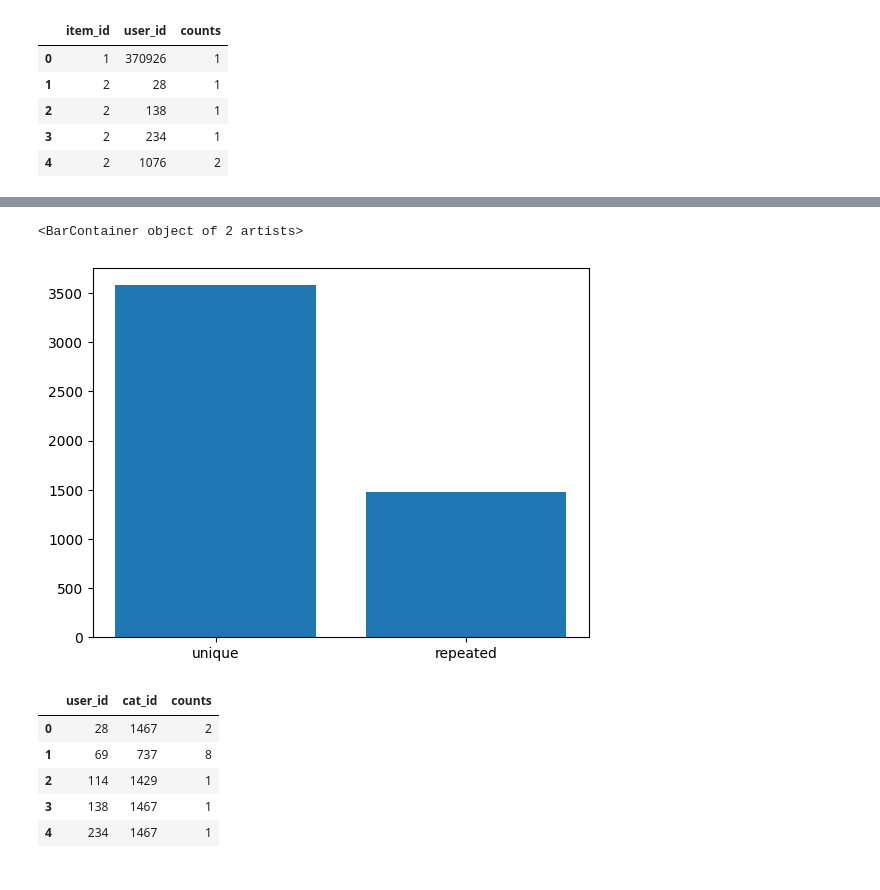
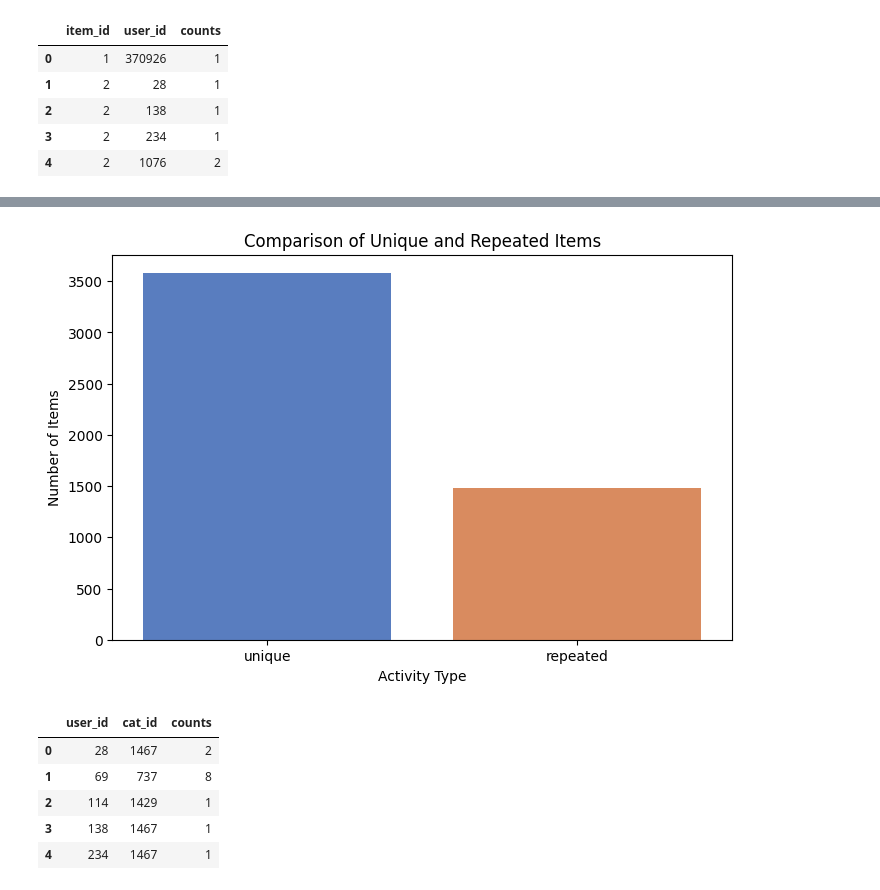
Before and after one commit to mducat/CECS550, a Jupyter notebook: 1_data_viz.ipynb, the cells around one changed output, grey strips where cells are left out. Drawn from its saved outputs; the diff is of its cells as text; code cells hidden in the pictures.

```diff
--- a/1_data_viz.ipynb
+++ b/1_data_viz.ipynb
@@ -102,3 +140,20 @@ sns.histplot(women_range['age_range'])
 # %%
-sns.histplot(men_range['age_range'])
+# Set the style and context for the plot
+sns.set_style("whitegrid")
+sns.set_context("notebook", font_scale=1.2)
+
+# Create a custom color palette
+palette = sns.color_palette("viridis", n_colors=1)
+
+# Define the plot
+plt.figure(figsize=(10, 6))
+sns.histplot(men_range['age_range'], bins=20, kde=True, color=palette[0], linewidth=0)
+
+# Customize labels and title
+plt.xlabel('Age Range')
+plt.ylabel('Count')
+plt.title('Age Range Distribution for Men')
+
+# Show the plot
+plt.show()
 # %% [output]
@@ -118,11 +192,13 @@ x.head()
 # %%
-unique_items_act = x[x['counts'] <= 1]['user_id']
-repeated_items_act = x[x['counts'] > 1]['user_id']
+activity_data = pd.DataFrame({'Activity Type': ['unique', 'repeated'],
+                              'Number of Items': [unique_items_act.size, repeated_items_act.size]})
 
-plt.bar(['unique', 'repeated'],[unique_items_act.size, repeated_items_act.size])
+plt.figure(figsize=(8, 5))
+sns.barplot(x='Activity Type', y='Number of Items', data=activity_data, palette='muted')
+plt.title('Comparison of Unique and Repeated Items')
+plt.show()
 # %% [output]
-<BarContainer object of 2 artists>
-[figure, old version]
+[figure, new version]
 # %%
 user_cat_count = user_log.groupby(['user_id','cat_id']).size().reset_index(name='counts')
 
```
Also changed, not shown: parts of 13 cells of this notebook.
